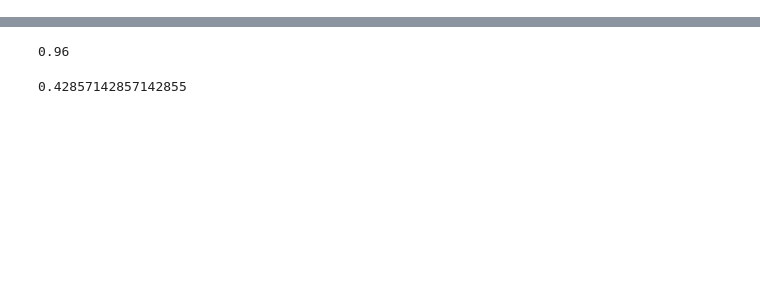
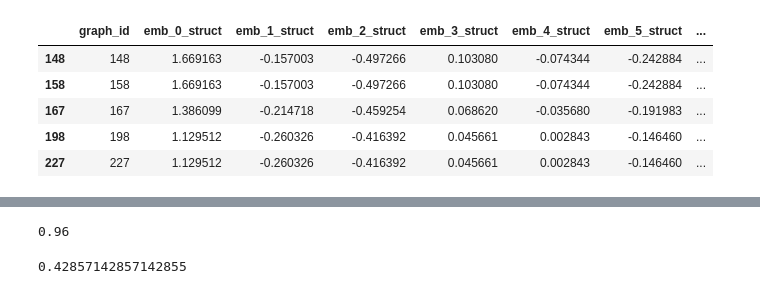
Before and after one commit to ashdehghan/NEExT, a Jupyter notebook: experiments/graph_splitter.ipynb, the cells around one changed output, grey strips where cells are left out. Cells and saved outputs as stored; diff of their text form; code cells hidden in the pictures; blank space fills up the shorter version.

```diff
--- a/experiments/graph_splitter.ipynb
+++ b/experiments/graph_splitter.ipynb
@@ -283,0 +292,20 @@ out
+# %%
+bots = df.query('encoded_label == 1')[out['feature_columns']]
+vectors = df[out['feature_columns']].values
+for bot in range(len(bots)):
+    bot_vec = bots.values[bot, :]
+    similarities = cosine_similarity(vectors, [bot_vec]).reshape(-1)
+
+    if bot == 5:
+        break
+# %%
+top_k = 5
+ind = np.argpartition(similarities, -top_k)[-top_k:]
+df.iloc[ind, :].sort_values('graph_id')
+# %% [output]
+|  | graph_id | emb_0_struct | emb_1_struct | emb_2_struct | emb_3_struct | emb_4_struct | emb_5_struct | ... |
+| 148 | 148 | 1.669163 | -0.157003 | -0.497266 | 0.103080 | -0.074344 | -0.242884 | ... |
+| 158 | 158 | 1.669163 | -0.157003 | -0.497266 | 0.103080 | -0.074344 | -0.242884 | ... |
+| 167 | 167 | 1.386099 | -0.214718 | -0.459254 | 0.068620 | -0.035680 | -0.191983 | ... |
+| 198 | 198 | 1.129512 | -0.260326 | -0.416392 | 0.045661 | 0.002843 | -0.146460 | ... |
+| 227 | 227 | 1.129512 | -0.260326 | -0.416392 | 0.045661 | 0.002843 | -0.146460 | ... |
```
Also changed, not shown: parts of 13 cells of this notebook, 3 other files.
